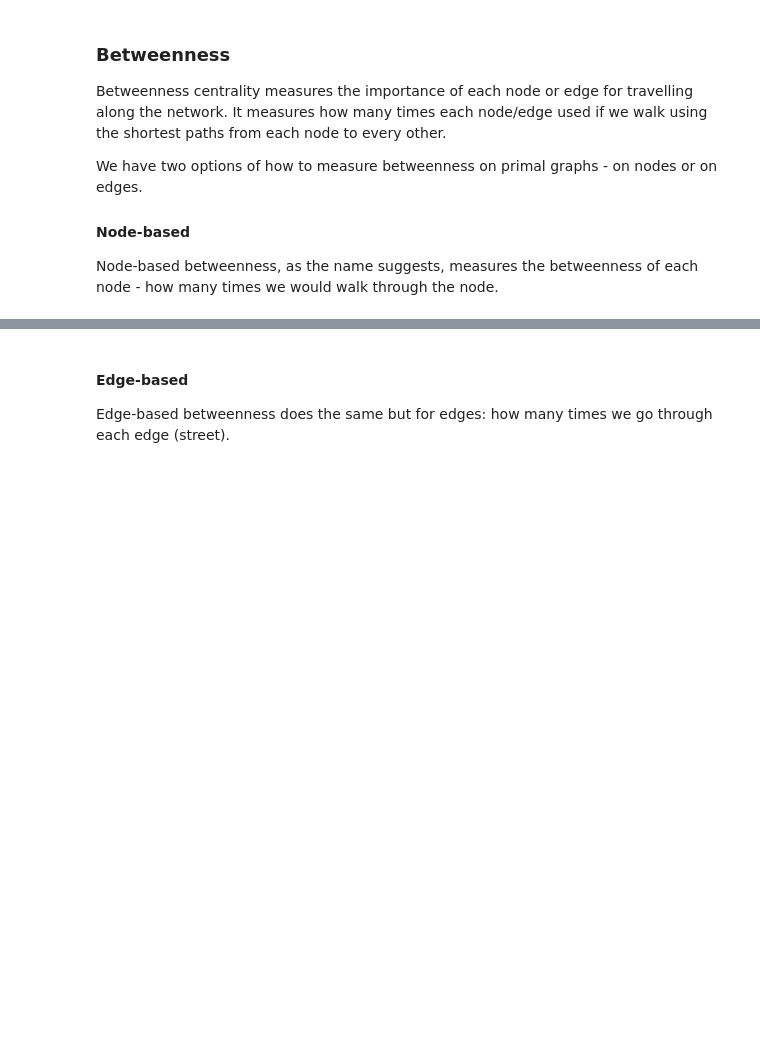
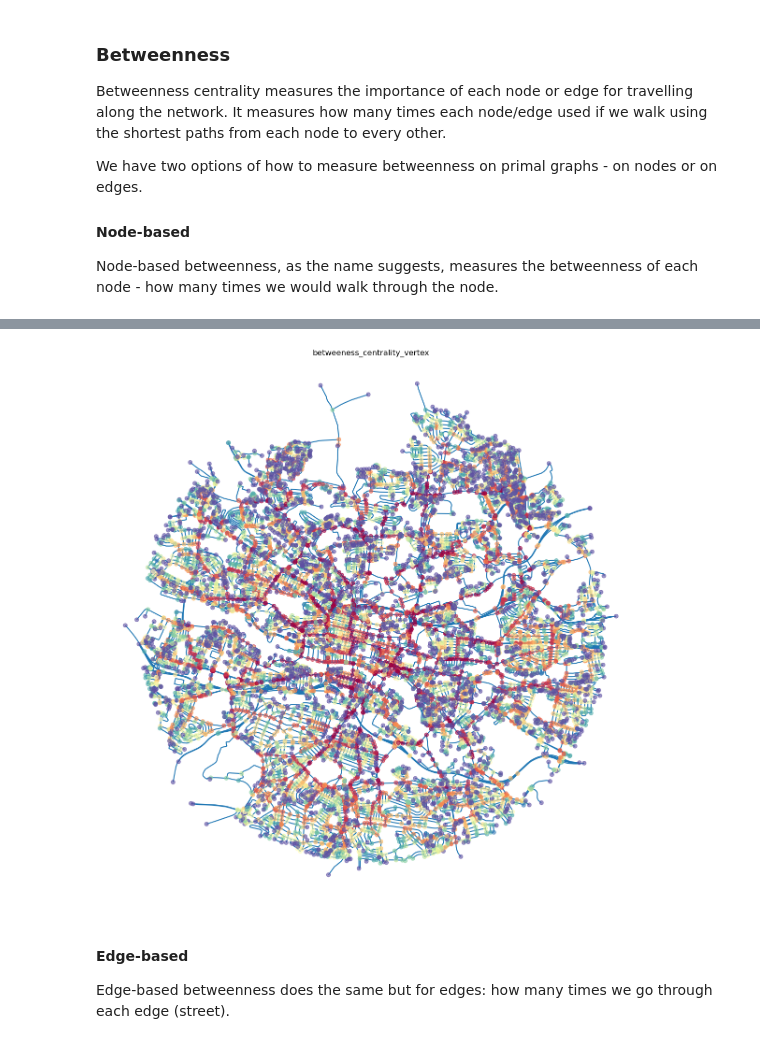
Before and after one commit to virgilxw/Morphology_model_v1, a Jupyter notebook: 5_network.ipynb, the cells around one changed output, grey strips where cells are left out. Saved outputs shown, nothing was run; the diff lists cells and outputs as text; code cells hidden in the pictures; blank space fills up the shorter version.

```diff
--- a/5_network.ipynb
+++ b/5_network.ipynb
@@ -373,4 +372,0 @@ edges = ox.graph_to_gdfs(ox.get_undirected(streets_graph), nodes=False, edges=Tr
-# %%
-primal = momepy.gdf_to_nx(edges, approach='primal')
-# %%
-primal = momepy.betweenness_centrality(primal, name='betweenness_metric_n', mode='nodes', weight='mm_len')
@@ -395,3 +376,7 @@ TypeError: float() argument must be a string or a real number, not 'list'
 g = gt.GraphView(gtG)
 mm_len = gtG.edge_properties["mm_len"]
 vp, ep = gt.betweenness(g, weight = mm_len)
+
+vertex_val = vp.get_array()
+
+nodes = pd.concat([nodes, pd.DataFrame({'betweeness_centrality_vertex': vertex_val})], axis=1)
@@ -402,2 +382,0 @@ vertex_id = vp.get_array()
-# %%
-nodes = pd.concat([nodes, pd.DataFrame({'betweeness_centrality_vertex': vertex_id})], axis=1)
@@ -452,13 +383,13 @@ vp_array
 # %%
-nodes = momepy.nx_to_gdf(primal, lines=False)
 f, ax = plt.subplots(figsize=(15, 15))
-nodes.plot(ax=ax, column='betweenness_metric_n', cmap='Spectral_r', scheme='quantiles', k=7, alpha=0.6)
-
-betweenness_metric_n = nodes["betweenness_metric_n"]
+nodes.plot(ax=ax, column='betweeness_centrality_vertex', cmap='Spectral_r', scheme='quantiles', k=15, alpha=0.6, zorder=1)
+edges.plot(ax=ax, zorder=0)
 
 ax.set_axis_off()
-ax.set_title('betweenness_metric_n')
+ax.set_title(label='betweeness_centrality_vertex')
 plt.show()
+# %% [output]
+[figure, added]
 # %% [markdown]
 #### Edge-based
 
```
Also changed, not shown: parts of 22 cells of this notebook, 1 other file.
